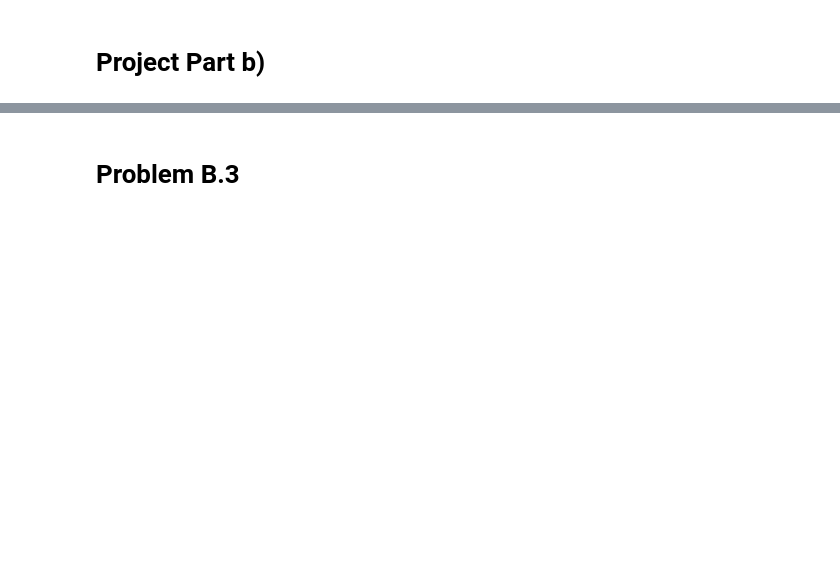
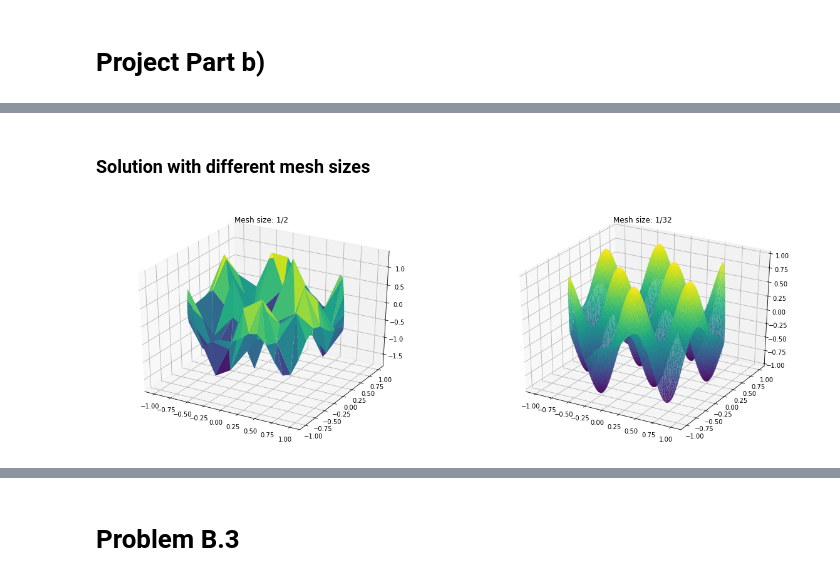
Before and after one commit to CarmenLee111/FEM_course, a Jupyter notebook: ProjectB.ipynb, the cells around one changed output, grey strips where cells are left out. Cells and saved outputs as stored; diff of their text form; code cells hidden in the pictures; blank space fills up the shorter version.

```diff
--- a/ProjectB.ipynb
+++ b/ProjectB.ipynb
@@ -61,16 +126,0 @@ def HatGradients(x, y):
-# %%
-domain = Circle(Point(0.,0.),1.0,60)
-mesh = generate_mesh(domain, 40, "cgal")
-#plot(mesh)
-#plt.show()
-
-p = mesh.coordinates()
-
-# Constructing the e array. For each edge: (start_index, end_index)
-e_points = BoundaryMesh(mesh, "exterior", True)
-e_indices = e_points.entity_map(0)
-e = e_indices.array()
-e2 = np.append(e[1:], e[0])
-e = np.dstack((e, e2)).squeeze()
-
-t = mesh.cells()
@@ -106,0 +203,14 @@ plt.show()
+# %% [markdown]
+### Solution with different mesh sizes
+# %%
+%matplotlib inline
+fig = plt.figure(figsize=(20, 7))
+ax = fig.add_subplot(1, 2, 1, projection='3d')
+ax.plot_trisurf(xs['u4'], ys['u4'], us['u4'], cmap='viridis')
+ax.set_title('Mesh size: 1/2')
+ax = fig.add_subplot(1, 2, 2, projection='3d')
+ax.plot_trisurf(xs['u64'], ys['u64'], us['u64'], cmap='viridis')
+ax.set_title('Mesh size: 1/32')
+plt.savefig('imgs/B1.png')
+# %% [output]
+[figure, added]
```
Also changed, not shown: parts of 25 cells of this notebook, 1 other file.
